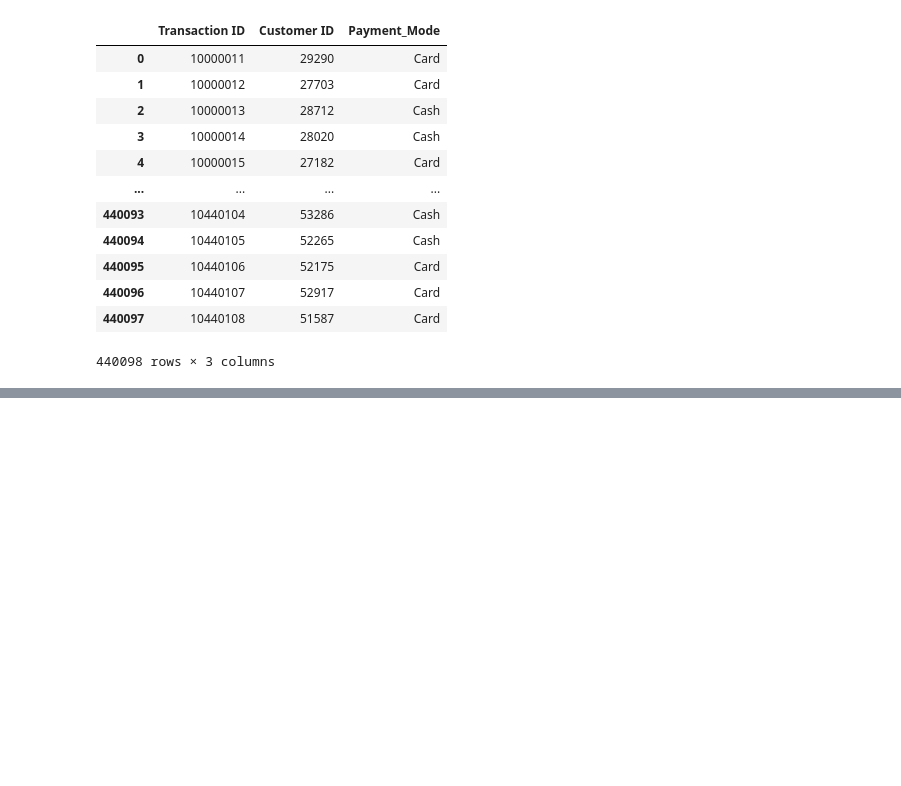
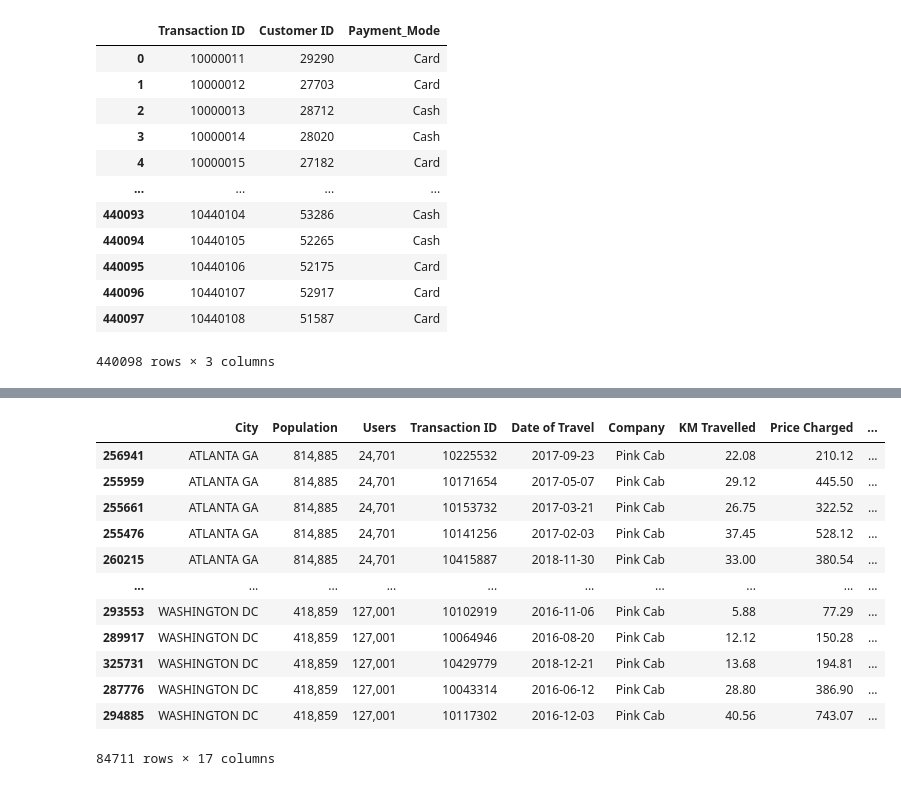
Before and after one commit to kutayselcuk/kutayselcuk_week2, a Jupyter notebook: EDA.ipynb, the cells around one changed output, grey strips where cells are left out. Saved outputs shown, nothing was run; the diff lists cells and outputs as text; code cells hidden in the pictures; blank space fills up the shorter version.

```diff
--- a/EDA.ipynb
+++ b/EDA.ipynb
@@ -115,0 +197,17 @@ cleaned_cityDataCabs
+# %%
+pinkcab = cleaned_cityDataCabs[cleaned_cityDataCabs["Company"] == "Pink Cab"]
+pinkcab
+# %% [output]
+|  | City | Population | Users | Transaction ID | Date of Travel | Company | KM Travelled | Price Charged | ... |
+| 256941 | ATLANTA GA | 814,885 | 24,701 | 10225532 | 2017-09-23 | Pink Cab | 22.08 | 210.12 | ... |
+| 255959 | ATLANTA GA | 814,885 | 24,701 | 10171654 | 2017-05-07 | Pink Cab | 29.12 | 445.50 | ... |
+| 255661 | ATLANTA GA | 814,885 | 24,701 | 10153732 | 2017-03-21 | Pink Cab | 26.75 | 322.52 | ... |
+| 255476 | ATLANTA GA | 814,885 | 24,701 | 10141256 | 2017-02-03 | Pink Cab | 37.45 | 528.12 | ... |
+| 260215 | ATLANTA GA | 814,885 | 24,701 | 10415887 | 2018-11-30 | Pink Cab | 33.00 | 380.54 | ... |
+| ... | ... | ... | ... | ... | ... | ... | ... | ... | ... |
+| 293553 | WASHINGTON DC | 418,859 | 127,001 | 10102919 | 2016-11-06 | Pink Cab | 5.88 | 77.29 | ... |
+| 289917 | WASHINGTON DC | 418,859 | 127,001 | 10064946 | 2016-08-20 | Pink Cab | 12.12 | 150.28 | ... |
+| 325731 | WASHINGTON DC | 418,859 | 127,001 | 10429779 | 2018-12-21 | Pink Cab | 13.68 | 194.81 | ... |
+| 287776 | WASHINGTON DC | 418,859 | 127,001 | 10043314 | 2016-06-12 | Pink Cab | 28.80 | 386.90 | ... |
+| 294885 | WASHINGTON DC | 418,859 | 127,001 | 10117302 | 2016-12-03 | Pink Cab | 40.56 | 743.07 | ... |
+84711 rows × 17 columns
```
Also changed, not shown: parts of 12 cells of this notebook.
